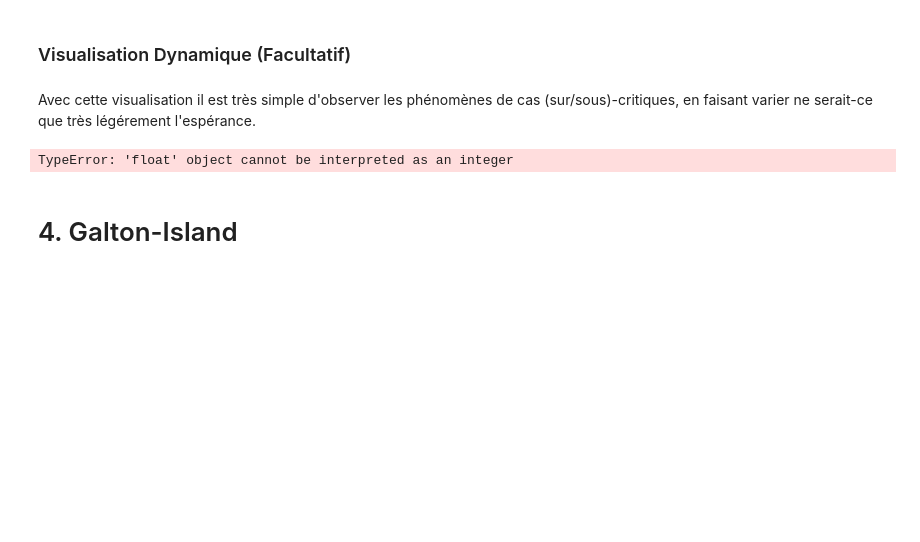
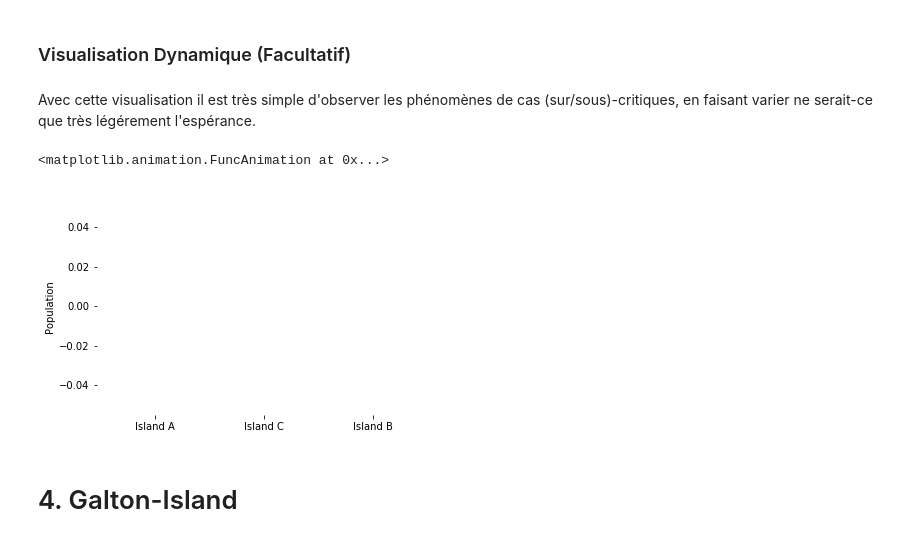
Before and after one commit to totijaga78/totijaga78, a Jupyter notebook: Sujet_Dynamique_Population_Etud.ipynb, the cells around one changed output. Cells and saved outputs as stored; diff of their text form; code cells hidden in the pictures; blank space fills up the shorter version.

```diff
--- a/Sujet_Dynamique_Population_Etud.ipynb
+++ b/Sujet_Dynamique_Population_Etud.ipynb
@@ -417,3 +431,5 @@ ipdb> q
 - Faire varier les populations initiales $Z_0$.
 - Modifier les paramètres de migrations pour éteindre la population d'une seule île.
 - Faire survivre la population d'une seule île.
+# %%
+update_populations_with_migrations(Z,P,M,n)
@@ -419,0 +438,2 @@ ipdb> q
+# %%
+update_populations_with_migrations(Z,P,M,n)
@@ -423,22 +445,23 @@ ipdb> q
 Avec cette visualisation il est très simple d'observer les phénomènes de cas (sur/sous)-critiques, en faisant varier ne serait-ce que très légérement l'espérance.
 # %%
 import pandas as pd
-def animated_populations(Z,P,M,n):
-    n_island = len(Z)
-    pop_dict = {0:Z}
+def animated_populations(PGP,P,M,n):
+    n_island = len(PGP)
+    pop_dict = {0:PGP}
     for i in range(n):
-        Z = update_populations_with_migrations(Z,P,M)
-        pop_dict[i]=Z.copy()
+         PGP= update_populations_with_migrations(PGP,P,M,n)
+    pop_dict[i]=PGP.copy()
     pop_df = pd.DataFrame.from_dict(pop_dict,orient='index')
     fig = plt.figure()
     cmap = plt.get_cmap('tab10')
     barplot = plt.bar(range(n_island),pop_df.max(),color=[cmap(i) for i in range(n_island)])
     def animate(i):
         populations = pop_df.iloc[i,:]
+
         for j,b in enumerate(barplot):
             b.set_height(populations[j])
     plt.tick_params(top=False,right=False)
-    plt.xticks(range(n_island),["Island "+str(i) for i in Z.keys()])
+    plt.xticks(range(n_island),["Island "+str(i) for i in PGP.keys()])
     plt.ylabel("Population")
     for spine in plt.gca().spines.values():
         spine.set_visible(False)
@@ -449,25 +472,27 @@ def animated_populations(Z,P,M,n):
 # %%
 p = {0 : 0.4,
      1 : 0.3,
      2 : 0.2,
      3 : 0.1}
+
 np.testing.assert_almost_equal(sum(p.values()),1)
 P = {'A' : p,
      'B' : p,
      'C' : p}
-Z = {'A' : 400,
+PGP = {'A' : 400,
      'B' : 2000,
      'C' : 400}
 M = {('A','B') : 0.05, # Migration ratio from island 'A' to island 'B'
      ('B','A') : 0.05,
      ('A','C') : 0.05,
      ('C','A') : 0.05,
      ('B','C') : 0.01,
      ('C','B') : 0.01}
 n = 400
-animated_populations(Z0,P,M,n)
+animated_populations(PGP,P,M,n)
 # %% [output]
-TypeError: 'float' object cannot be interpreted as an integer
+<matplotlib.animation.FuncAnimation at 0x...>
+[figure, added]
 # %% [markdown]
 # 4. Galton-Island
 # %% [markdown]
```
Also changed, not shown: parts of 27 cells of this notebook.
